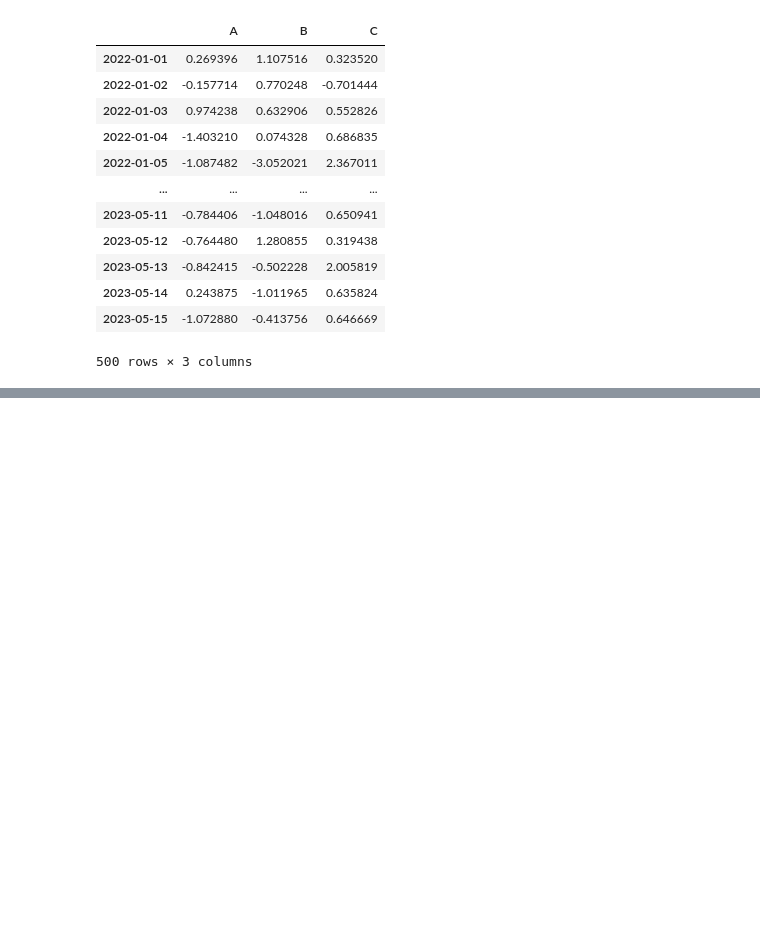
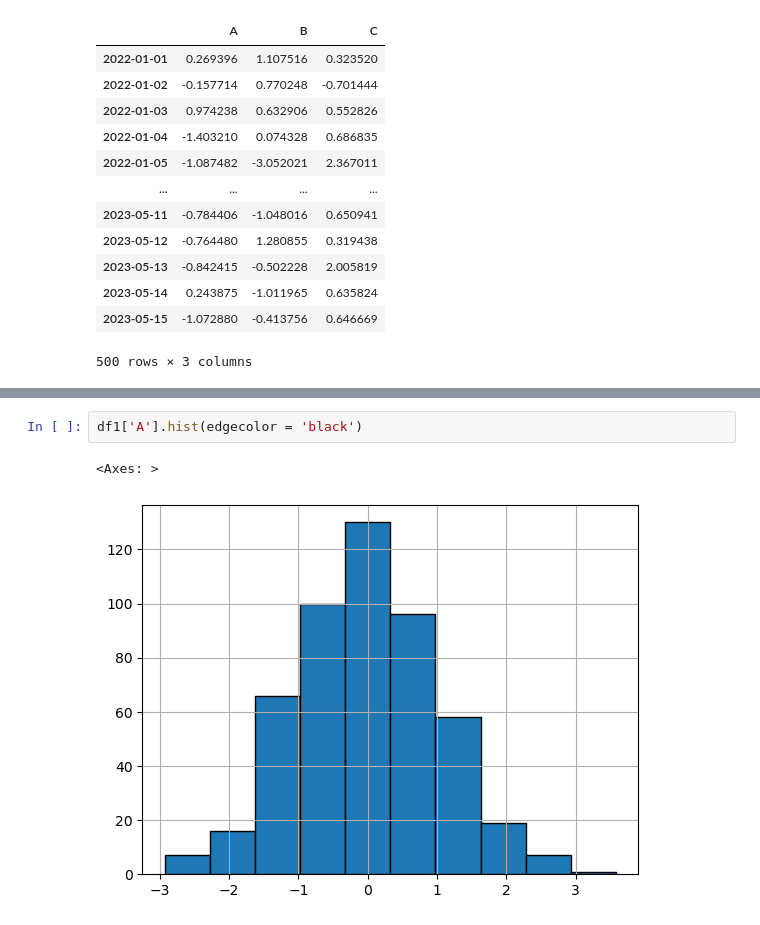
Before and after one commit to MDalamin5/Data-Science-ML, a Jupyter notebook: Python-Libraries_and_OOPs/Ostad-PY-Libraries/Week-8-Data-visualization/Pandas/class/main.ipynb, the cells around one changed output, grey strips where cells are left out. Drawn from its saved outputs; the diff is of its cells as text; blank space fills up the shorter version.

```diff
--- a/Python-Libraries_and_OOPs/Ostad-PY-Libraries/Week-8-Data-visualization/Pandas/class/main.ipynb
+++ b/Python-Libraries_and_OOPs/Ostad-PY-Libraries/Week-8-Data-visualization/Pandas/class/main.ipynb
@@ -43,0 +67,5 @@ df1
+# %%
+df1['A'].hist(edgecolor = 'black')
+# %% [output]
+<Axes: >
+[figure, added]
```
Also changed, not shown: parts of 2 cells of this notebook, 1 other file.
